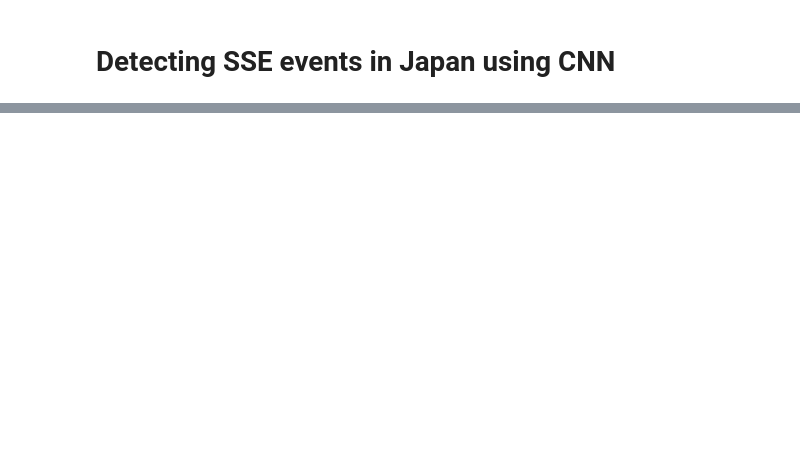
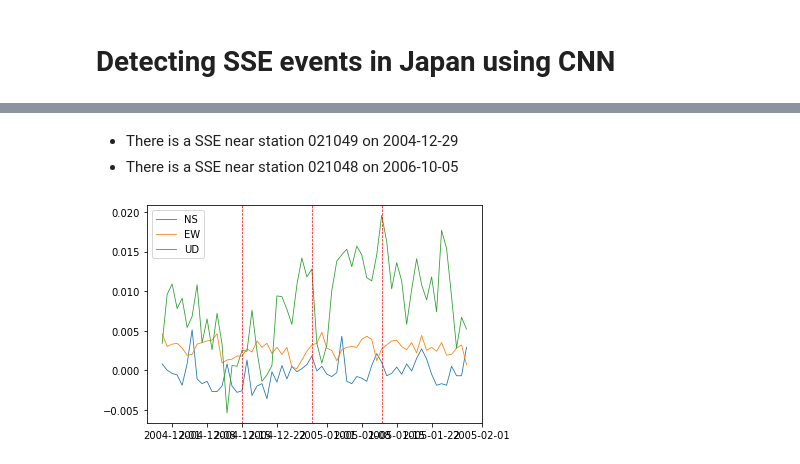
Before and after one commit to HaxbyH/JapanSSEs, a Jupyter notebook: japan-notebook.ipynb, the cells around one changed output, grey strips where cells are left out. Cells and saved outputs as stored; diff of their text form; code cells hidden in the pictures; blank space fills up the shorter version.

```diff
--- a/japan-notebook.ipynb
+++ b/japan-notebook.ipynb
@@ -94,0 +184,12 @@ print(GNSSdata[3].tail())
+# %% [markdown]
+- There is a SSE near station 021049 on 2004-12-29
+- There is a SSE near station 021048 on 2006-10-05
+# %%
+station021049 = GNSSdata[stationnames.index('021049')]
+plt.plot(station021049.loc['2004-11-29':'2005-1-29'], linewidth=0.8)
+plt.axvline(pd.to_datetime('2004-12-29'), linestyle='--', linewidth=0.7, color='r')
+plt.axvline(pd.to_datetime('2004-12-15'), linestyle='--', linewidth=0.7, color='r')
+plt.axvline(pd.to_datetime('2005-01-12'), linestyle='--', linewidth=0.7, color='r')
+plt.legend(["NS", "EW", "UD"]);
+# %% [output]
+[figure, added]
```
Also changed, not shown: parts of 20 cells of this notebook.
